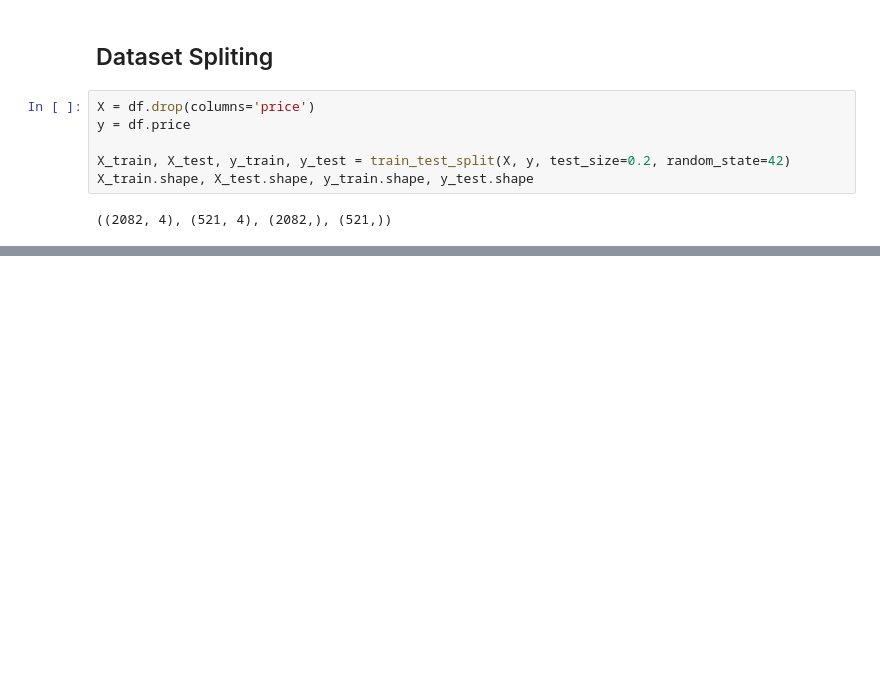
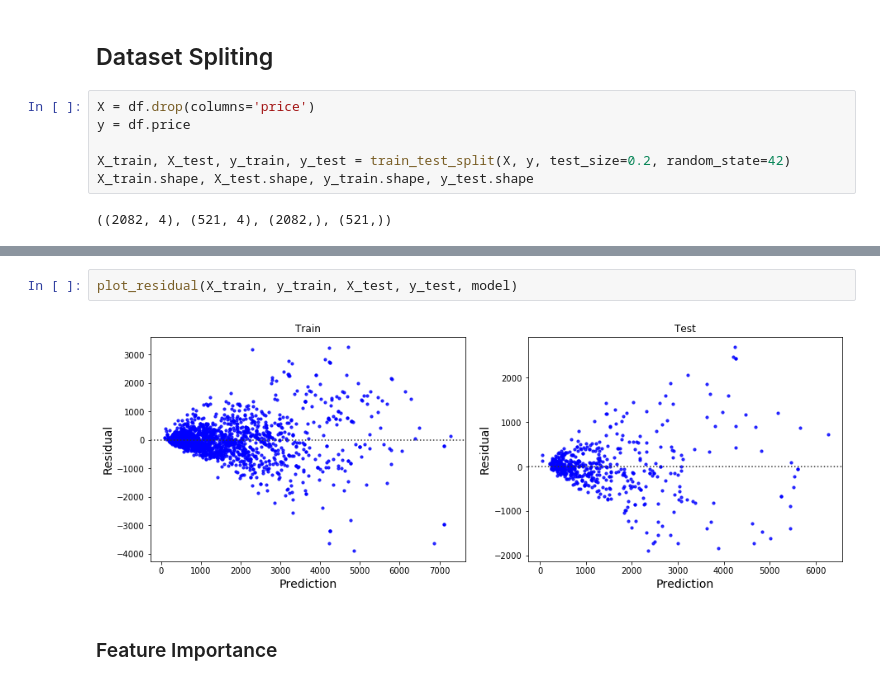
Before and after one commit to raynaldydk/Malang-House-Price-Estimator-using-XGBoost, a Jupyter notebook: Model Building & Evaluation.ipynb, the cells around one changed output, grey strips where cells are left out. Drawn from its saved outputs; the diff is of its cells as text; blank space fills up the shorter version.

```diff
--- a/Model Building & Evaluation.ipynb
+++ b/Model Building & Evaluation.ipynb
@@ -148,0 +124,6 @@ automl.plot_results()
+# %%
+plot_residual(X_train, y_train, X_test, y_test, model)
+# %% [output]
+[figure, added]
+# %% [markdown]
+### Feature Importance
```
Also changed, not shown: parts of 24 cells of this notebook.
